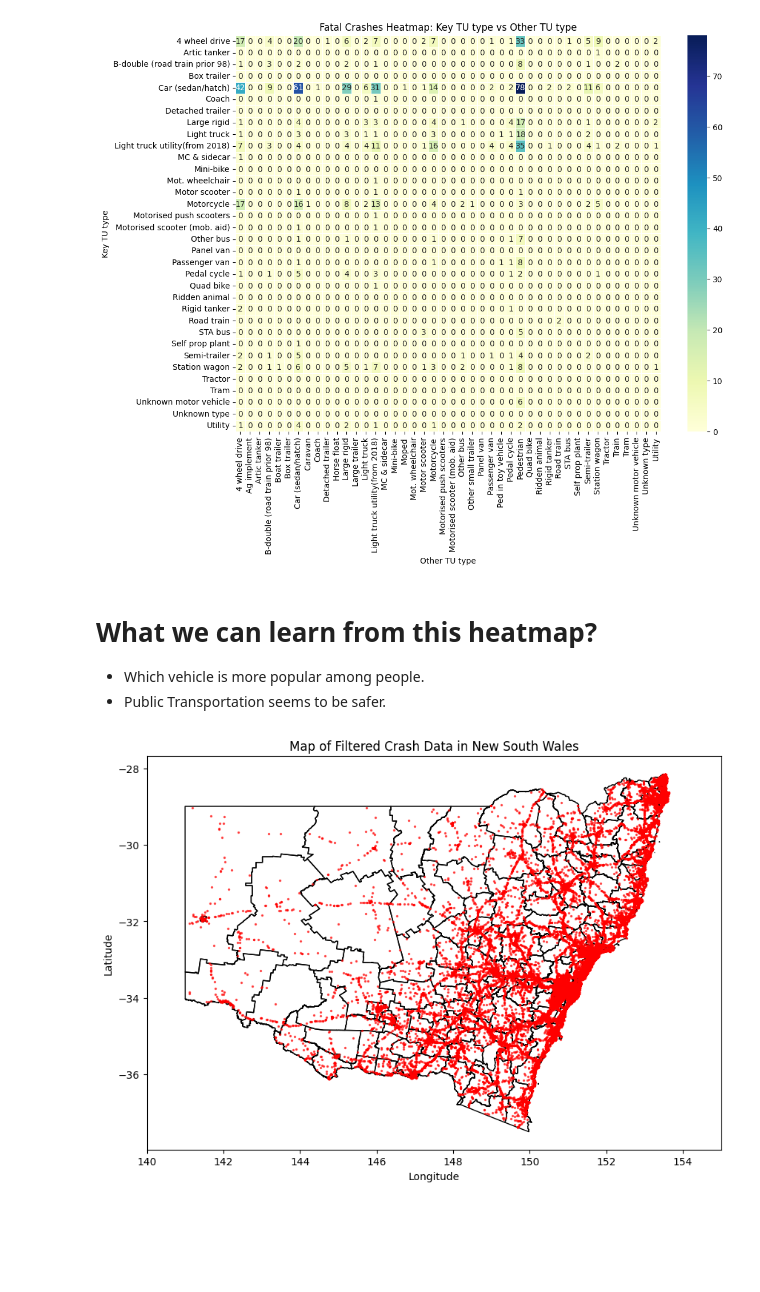
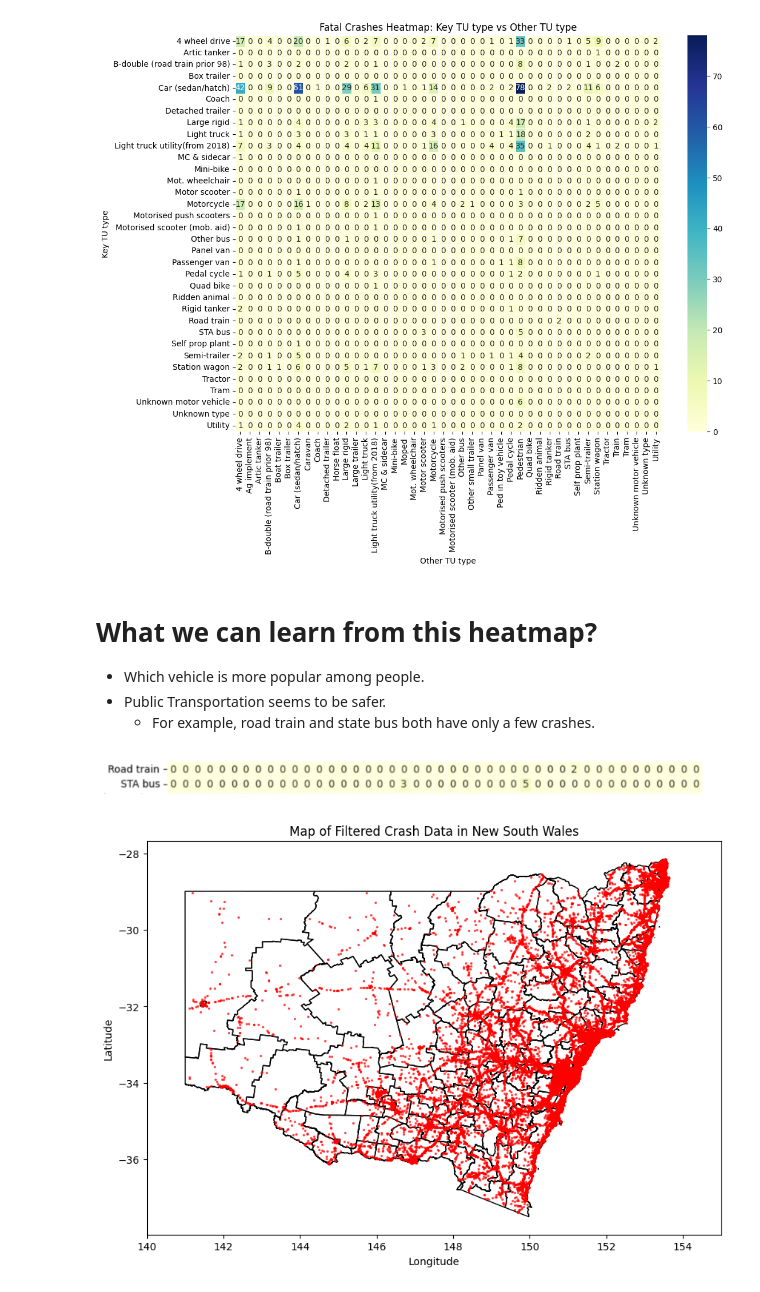
Before and after one commit to Yuyun-Zhou/open-data-project, a Jupyter notebook: crash.ipynb, the cells around one changed output. Saved outputs shown, nothing was run; the diff lists cells and outputs as text; code cells hidden in the pictures; blank space fills up the shorter version.

Commit message:
finish adding graph

```diff
--- a/crash.ipynb
+++ b/crash.ipynb
@@ -230,6 +230,19 @@ plt.show()
 # What we can learn from this heatmap?
 - Which vehicle is more popular among people.
 - Public Transportation seems to be safer.
+    - For example, road train and state bus both have only a few crashes.
+# %%
+import matplotlib.pyplot as plt
+import matplotlib.image as mpimg
+
+img = mpimg.imread('./public_tranportation.png')
+
+plt.figure(figsize=(10, 10))
+plt.imshow(img)
+plt.axis('off')
+plt.show()
+# %% [output]
+[figure, added]
 # %%
 import geopandas as gpd
 import geodatasets
```
Also changed, not shown: 1 other file.
